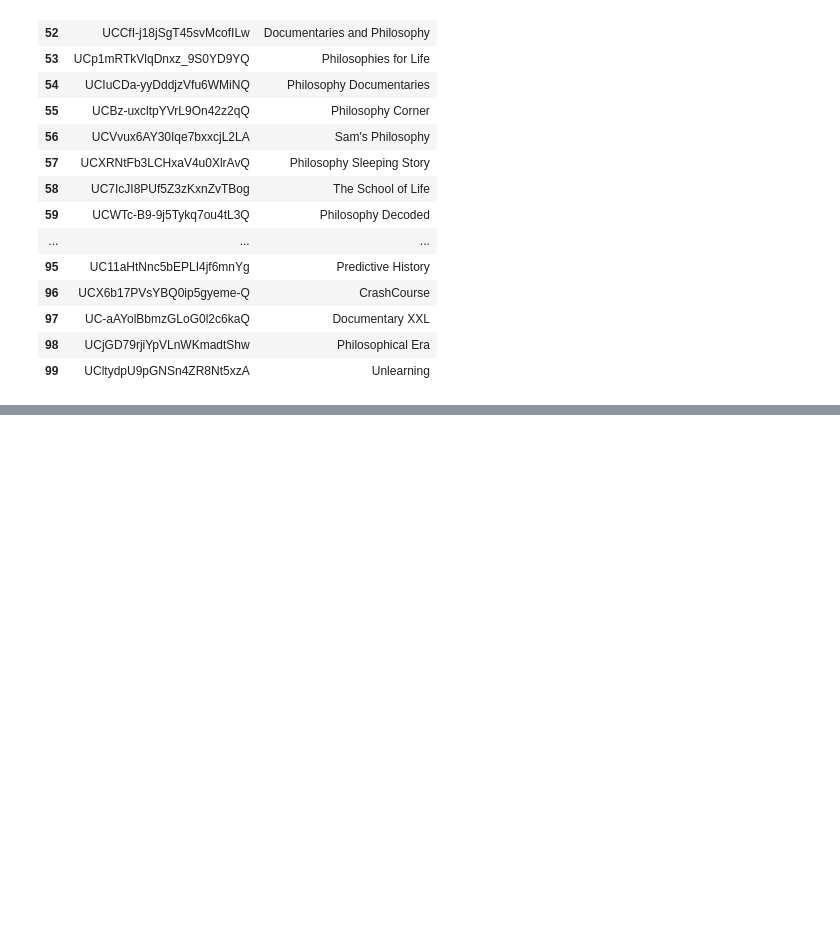
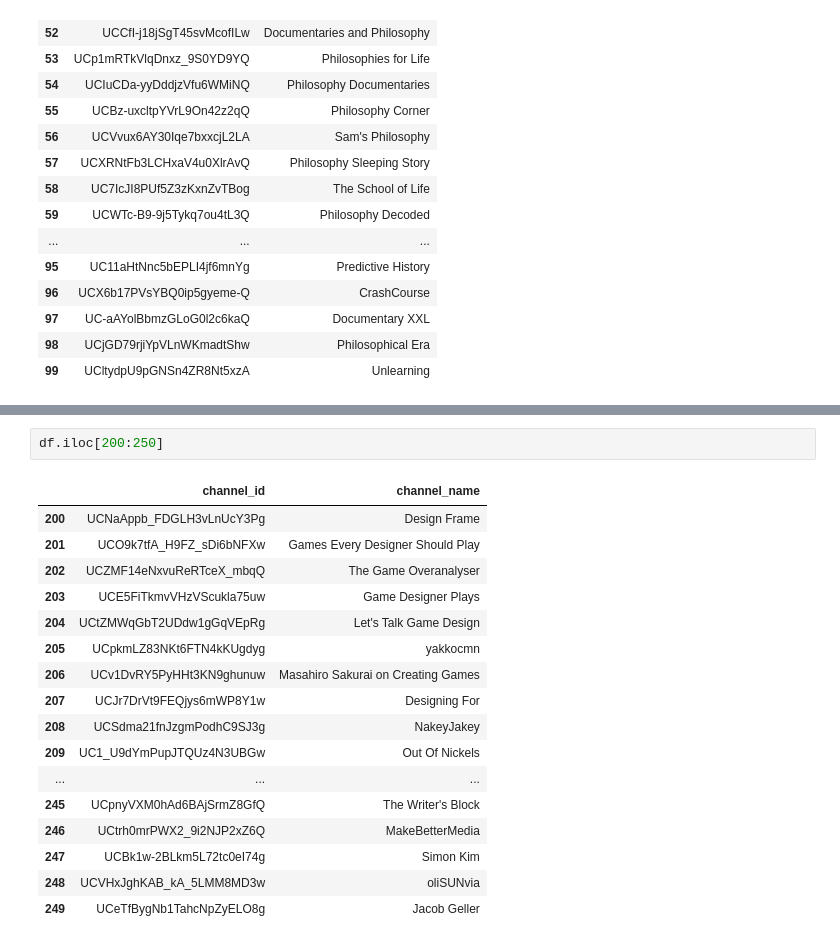
Before and after one commit to ricd99/videos_while_you_eat, a Jupyter notebook: notebooks/yt_data_2.ipynb, the cells around one changed output, grey strips where cells are left out. Cells and saved outputs as stored; diff of their text form; blank space fills up the shorter version.

```diff
--- a/notebooks/yt_data_2.ipynb
+++ b/notebooks/yt_data_2.ipynb
@@ -280,0 +306,20 @@ df.iloc[100:149]
+# %%
+df.iloc[200:250]
+# %% [output]
+|  | channel_id | channel_name |
+| 200 | UCNaAppb_FDGLH3vLnUcY3Pg | Design Frame |
+| 201 | UCO9k7tfA_H9FZ_sDi6bNFXw | Games Every Designer Should Play |
+| 202 | UCZMF14eNxvuReRTceX_mbqQ | The Game Overanalyser |
+| 203 | UCE5FiTkmvVHzVScukla75uw | Game Designer Plays |
+| 204 | UCtZMWqGbT2UDdw1gGqVEpRg | Let's Talk Game Design |
+| 205 | UCpkmLZ83NKt6FTN4kKUgdyg | yakkocmn |
+| 206 | UCv1DvRY5PyHHt3KN9ghunuw | Masahiro Sakurai on Creating Games |
+| 207 | UCJr7DrVt9FEQjys6mWP8Y1w | Designing For |
+| 208 | UCSdma21fnJzgmPodhC9SJ3g | NakeyJakey |
+| 209 | UC1_U9dYmPupJTQUz4N3UBGw | Out Of Nickels |
+| ... | ... | ... |
+| 245 | UCpnyVXM0hAd6BAjSrmZ8GfQ | The Writer's Block |
+| 246 | UCtrh0mrPWX2_9i2NJP2xZ6Q | MakeBetterMedia |
+| 247 | UCBk1w-2BLkm5L72tc0eI74g | Simon Kim |
+| 248 | UCVHxJghKAB_kA_5LMM8MD3w | oliSUNvia |
+| 249 | UCeTfBygNb1TahcNpZyELO8g | Jacob Geller |
```
Also changed, not shown: parts of 4 cells of this notebook.
